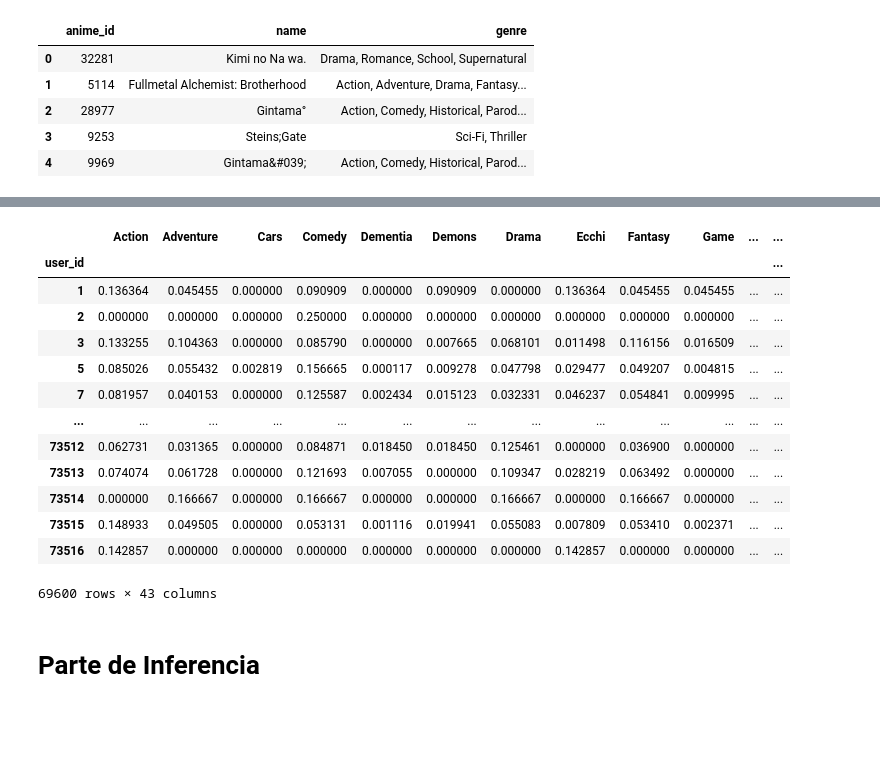
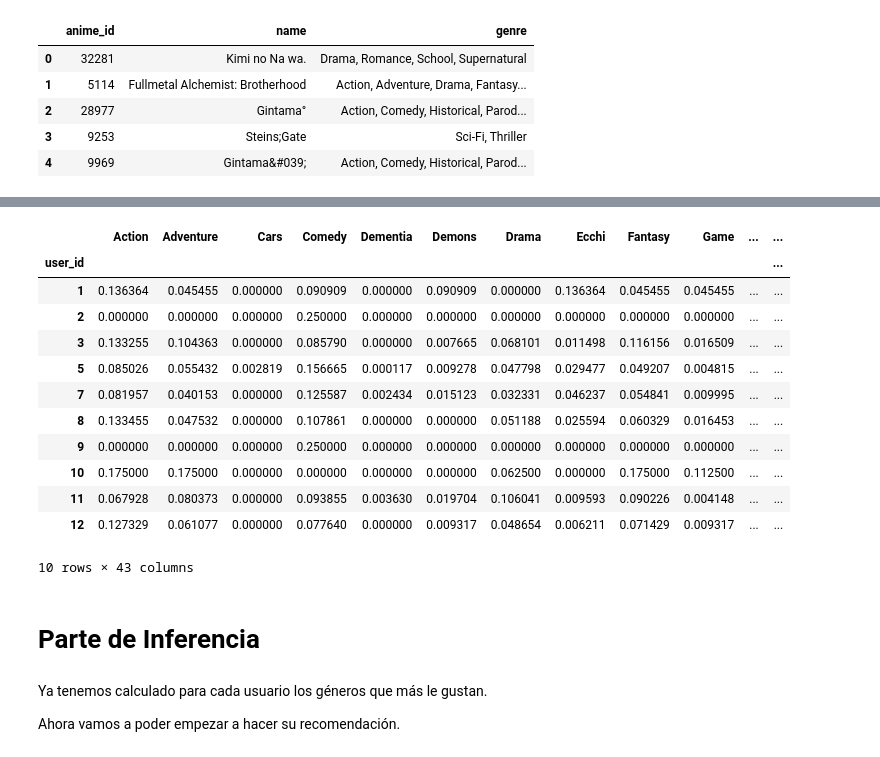
Before and after one commit to DalilaGimenez/nuclio_charlas, a Jupyter notebook: CBRS.ipynb, the cells around one changed output, grey strips where cells are left out. Cells and saved outputs as stored; diff of their text form; code cells hidden in the pictures; blank space fills up the shorter version.

```diff
--- a/CBRS.ipynb
+++ b/CBRS.ipynb
@@ -85,5 +139,5 @@ anime_genre.head(3)
 # %%
-oc = [
+ORDER_OF_COLUMNS = [
     'user_id',
     'name',
     'rating',
@@ -177,30 +195,60 @@ X.sample(10)
 # %%
-ponderated_score = (
-    X
-    .drop(columns = ["name", "rating"])
-    .groupby(["user_id"])
-    .sum()
-    .pipe(lambda df: df.divide(df.sum(axis = 1), axis = 0))
-)
+def calculate_ponderated_score(df):
+    '''
+    Ponderates the genres by the user rating.
+    '''
+    return df.divide(df.sum(axis = 1), axis = 0)
+# %%
+ponderated_score = (
+    anime                                  #  1. empezamos con nuestro df
+    .set_index(["anime_id", "name"])       #  2. ponemos en el index anime_id y name para no perderlos
+    ["genre"]                              #  3. seleccionamos la columna genre (es texto separado por ", ")
+    .str.split(", ", expand = True)        #  4. hacemos el split y expand = True para obtener columnas en el df
+    .reset_index()                         #  5. rescatamos el anime_id y name del index
+    .melt(id_vars = ["anime_id", "name"])  #  6. melt para eliminar el 0, 1, 2, 3 ... del df
+    [["anime_id", "name", "value"]]        #  7. seleccionamos las columnas de interés
+    .dropna()                              #  8. eliminamos todos los nulos que puedan haber
+    .pivot_table(                          #  9. pivot_table para poner todos los posibles géneros en columnas
+        index = ["anime_id", "name"],      #  9. Nota: algunos de los animes no tendrán algún género y
+        columns = "value",                 #  9. tendremos nulos
+        aggfunc = len
+    )
+    .fillna(0)                             # 10. fillna de todos los nulos entre diferentes géneros
+    .reset_index()                         # 11. sacamos anime_id y name del index (por la pivot_table)
+    .merge(                                # 12. nos traemos los ratings de cada usuario
+        right = rating,                    # 12. hacemos el merge por la columna de anime_id
+        how = 'inner',
+        on = "anime_id"
+    )
+    .pipe(lambda df: df[ORDER_OF_COLUMNS]) # 13. ordenamos las columnas según nos interesa
+    .pipe(multiply_genre_by_rating)        # 14. multipli. cada género por el rating de cada usuario por anime
+    .drop(columns = ["name", "rating"])    # 15. drop de las columnas name y rating
+    .groupby(["user_id"])                  # 16. agrupamos nuestro df por user_id
+    .sum()                                 # 17. sumamos todas las puntuaciones por género de cada user
+    .pipe(calculate_ponderated_score)      # 18. ponderamos los scores de cada user
+)
 # %%
-ponderated_score
+ponderated_score.head(10)
 # %% [output]
 |  | Action | Adventure | Cars | Comedy | Dementia | Demons | Drama | Ecchi | Fantasy | Game | ... | ... |
 | user_id |  |  |  |  |  |  |  |  |  |  |  | ... |
 | 1 | 0.136364 | 0.045455 | 0.000000 | 0.090909 | 0.000000 | 0.090909 | 0.000000 | 0.136364 | 0.045455 | 0.045455 | ... | ... |
 | 2 | 0.000000 | 0.000000 | 0.000000 | 0.250000 | 0.000000 | 0.000000 | 0.000000 | 0.000000 | 0.000000 | 0.000000 | ... | ... |
 | 3 | 0.133255 | 0.104363 | 0.000000 | 0.085790 | 0.000000 | 0.007665 | 0.068101 | 0.011498 | 0.116156 | 0.016509 | ... | ... |
 | 5 | 0.085026 | 0.055432 | 0.002819 | 0.156665 | 0.000117 | 0.009278 | 0.047798 | 0.029477 | 0.049207 | 0.004815 | ... | ... |
 | 7 | 0.081957 | 0.040153 | 0.000000 | 0.125587 | 0.002434 | 0.015123 | 0.032331 | 0.046237 | 0.054841 | 0.009995 | ... | ... |
-| ... | ... | ... | ... | ... | ... | ... | ... | ... | ... | ... | ... | ... |
-| 73512 | 0.062731 | 0.031365 | 0.000000 | 0.084871 | 0.018450 | 0.018450 | 0.125461 | 0.000000 | 0.036900 | 0.000000 | ... | ... |
-| 73513 | 0.074074 | 0.061728 | 0.000000 | 0.121693 | 0.007055 | 0.000000 | 0.109347 | 0.028219 | 0.063492 | 0.000000 | ... | ... |
-| 73514 | 0.000000 | 0.166667 | 0.000000 | 0.166667 | 0.000000 | 0.000000 | 0.166667 | 0.000000 | 0.166667 | 0.000000 | ... | ... |
-| 73515 | 0.148933 | 0.049505 | 0.000000 | 0.053131 | 0.001116 | 0.019941 | 0.055083 | 0.007809 | 0.053410 | 0.002371 | ... | ... |
-| 73516 | 0.142857 | 0.000000 | 0.000000 | 0.000000 | 0.000000 | 0.000000 | 0.000000 | 0.142857 | 0.000000 | 0.000000 | ... | ... |
+| 8 | 0.133455 | 0.047532 | 0.000000 | 0.107861 | 0.000000 | 0.000000 | 0.051188 | 0.025594 | 0.060329 | 0.016453 | ... | ... |
+| 9 | 0.000000 | 0.000000 | 0.000000 | 0.250000 | 0.000000 | 0.000000 | 0.000000 | 0.000000 | 0.000000 | 0.000000 | ... | ... |
+| 10 | 0.175000 | 0.175000 | 0.000000 | 0.000000 | 0.000000 | 0.000000 | 0.062500 | 0.000000 | 0.175000 | 0.112500 | ... | ... |
+| 11 | 0.067928 | 0.080373 | 0.000000 | 0.093855 | 0.003630 | 0.019704 | 0.106041 | 0.009593 | 0.090226 | 0.004148 | ... | ... |
+| 12 | 0.127329 | 0.061077 | 0.000000 | 0.077640 | 0.000000 | 0.009317 | 0.048654 | 0.006211 | 0.071429 | 0.009317 | ... | ... |
-69600 rows × 43 columns
+10 rows × 43 columns
 # %% [markdown]
 # Parte de Inferencia
+# %% [markdown]
+Ya tenemos calculado para cada usuario los géneros que más le gustan.
+
+Ahora vamos a poder empezar a hacer su recomendación.
 # %%
 random_user = pd.Series(rating["user_id"].unique()).sample().iloc[0]
 # %%
```
Also changed, not shown: parts of 39 cells of this notebook, 5 other files.
